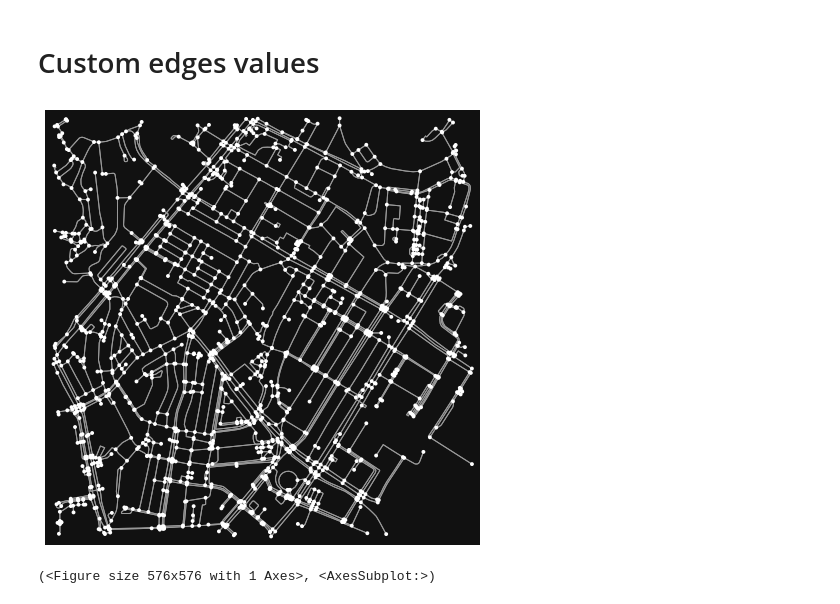
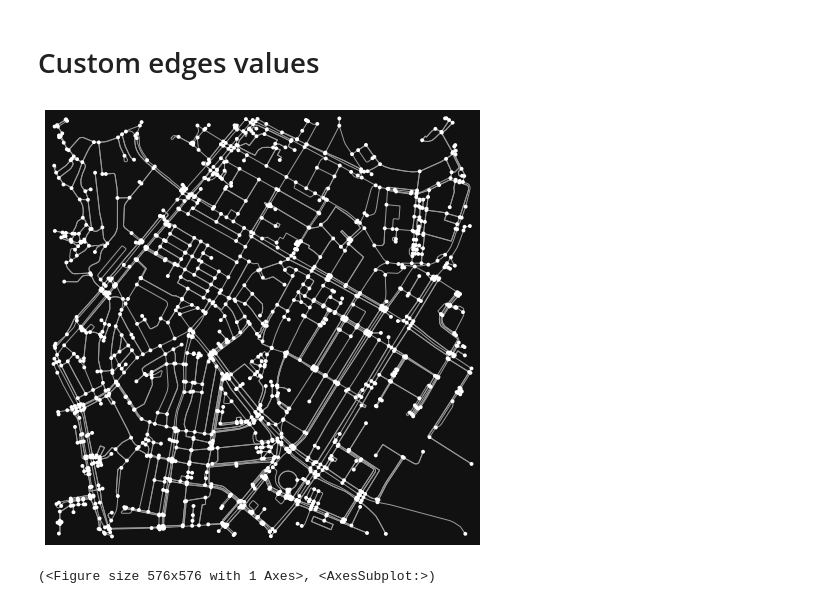
Before and after one commit to kelu124/SMARTCITIES-HACK-2021, a Jupyter notebook: src/OSMnx tests _ Part 2.ipynb, the cells around one changed output. Cells and saved outputs as stored; diff of their text form; code cells hidden in the pictures.

```diff
--- a/src/OSMnx tests _ Part 2.ipynb
+++ b/src/OSMnx tests _ Part 2.ipynb
@@ -35,6 +35,6 @@ SLC
 # %%
 def loadShp():
-    G= nx.readwrite.nx_shp.read_shp('../data/SingaporeStreetLampsCCTV/StreetsAndLampsAndCCTV.shp')
+    G= nx.readwrite.nx_shp.read_shp('../data/SingaporeStreets/StreetsLampsCCTVTrees.shp')
     return G
 
 # Loading the loaded shapefile
@@ -43,6 +43,6 @@ G = loadShp()
 ## Adding weights
 weighted_G = nx.Graph()
 for data in G.edges(data=True):
-    weighted_G.add_edge(data[0],data[1],weight=data[2]['distance'])
+    weighted_G.add_edge(data[0],data[1],weight=data[2]['Length'])
 pos = {v:v for v in weighted_G.nodes()}
 labels = nx.get_edge_attributes(weighted_G,'weight')
@@ -54,0 +80,3 @@ len(gdf)
+# %%
+with open("../data/full.pkl", 'wb') as f:
+    pickle.dump(G, f)
@@ -210,7 +247,7 @@ def plot_path(lat, long, origin_point, destination_point):
 def getNetworkAround(lat,lon,distm):
     fn = '../data/osmnx/'+str(lat)+"_"+str(lon)+"_"+str(distm)+'.pickle'
     if not os.path.isfile(fn):
-        G = ox.graph_from_point((lat, lon), dist=distm, network_type='walk')
+        G = ox.graph_from_point((lat, lon), dist=distm, network_type='all_private') #walk
         with open(fn, 'wb') as f:
             pickle.dump(G, f)
     else:
@@ -253,10 +290,10 @@ def mapPath(G,origin_point,destination_point,WGT = 'length'):
 # %% [markdown]
 # Custom edges values
 # %%
-G = getNetworkAround(1.2806, 103.8464, 750)
+G = getNetworkAround(1.2806, 103.8464, 751)
 ox.plot_graph(G)
 # %% [output]
-[figure, old version]
+[figure, new version]
 (<Figure size 576x576 with 1 Axes>, <AxesSubplot:>)
 # %%
 for u,v,d in G.edges(data=True):
```
Also changed, not shown: parts of 13 cells of this notebook, 12 other files.
